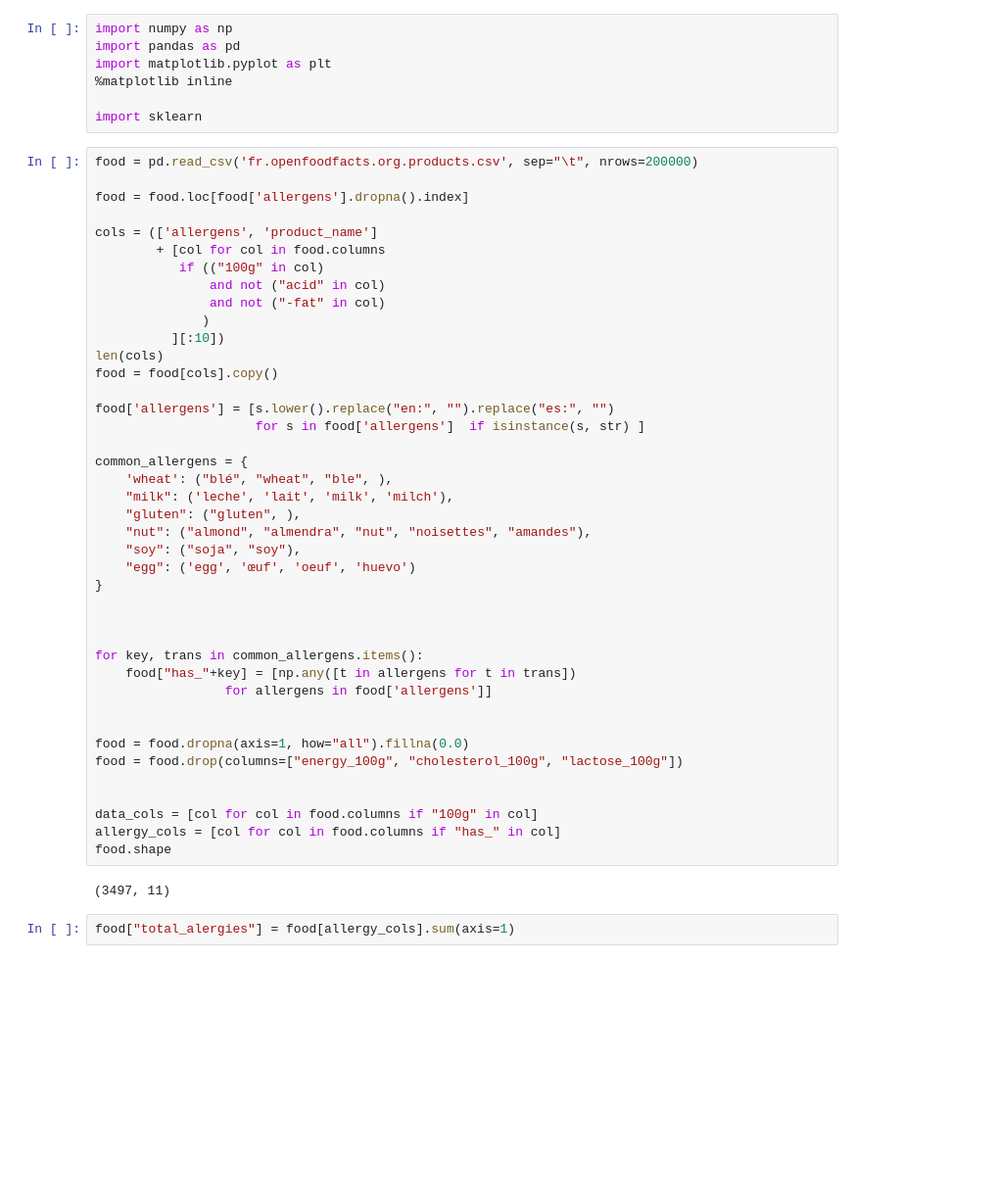
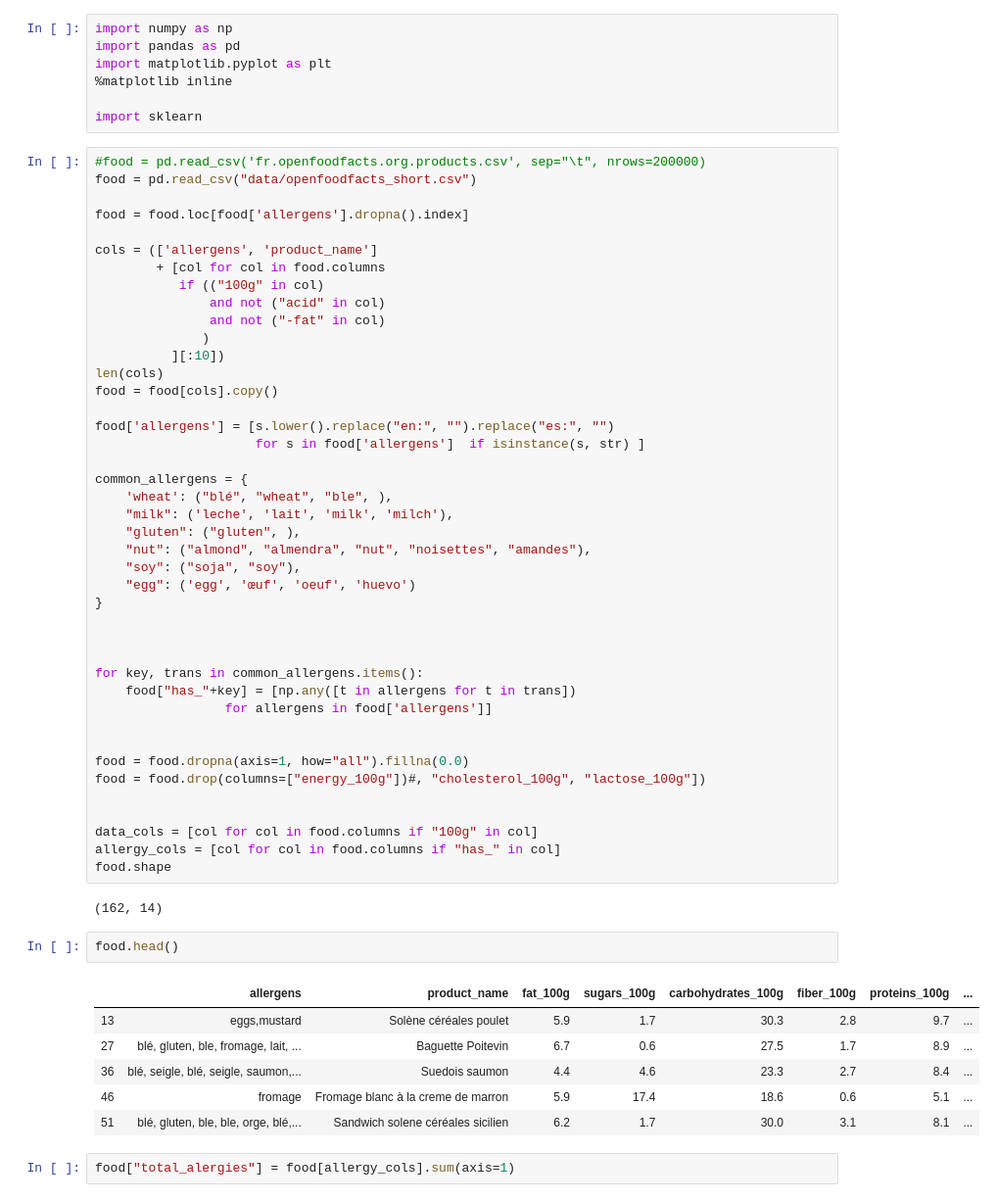
Before and after one commit to glyg/formation_IFPEN, a Jupyter notebook: Chapitre5.ipynb, the cells around one changed output. Shown at 98% size. Cells and saved outputs as stored; diff of their text form; blank space fills up the shorter version.

```diff
--- a/Chapitre5.ipynb
+++ b/Chapitre5.ipynb
@@ -6,7 +33,8 @@ import matplotlib.pyplot as plt
 
 import sklearn
 # %%
-food = pd.read_csv('fr.openfoodfacts.org.products.csv', sep="\t", nrows=200000)
+#food = pd.read_csv('fr.openfoodfacts.org.products.csv', sep="\t", nrows=200000)
+food = pd.read_csv("data/openfoodfacts_short.csv")
 
 food = food.loc[food['allergens'].dropna().index]
 
@@ -40,14 +68,23 @@ for key, trans in common_allergens.items():
 
 
 food = food.dropna(axis=1, how="all").fillna(0.0)
-food = food.drop(columns=["energy_100g", "cholesterol_100g", "lactose_100g"])
+food = food.drop(columns=["energy_100g"])#, "cholesterol_100g", "lactose_100g"])
 
 
 data_cols = [col for col in food.columns if "100g" in col]
 allergy_cols = [col for col in food.columns if "has_" in col]
 food.shape
 # %% [output]
-(3497, 11)
+(162, 14)
+# %%
+food.head()
+# %% [output]
+|  | allergens | product_name | fat_100g | sugars_100g | carbohydrates_100g | fiber_100g | proteins_100g | ... |
+| 13 | eggs,mustard | Solène céréales poulet | 5.9 | 1.7 | 30.3 | 2.8 | 9.7 | ... |
+| 27 | blé, gluten, ble, fromage, lait, ... | Baguette Poitevin | 6.7 | 0.6 | 27.5 | 1.7 | 8.9 | ... |
+| 36 | blé, seigle, blé, seigle, saumon,... | Suedois saumon | 4.4 | 4.6 | 23.3 | 2.7 | 8.4 | ... |
+| 46 | fromage | Fromage blanc à la creme de marron | 5.9 | 17.4 | 18.6 | 0.6 | 5.1 | ... |
+| 51 | blé, gluten, ble, ble, orge, blé,... | Sandwich solene céréales sicilien | 6.2 | 1.7 | 30.0 | 3.1 | 8.1 | ... |
 # %%
 food["total_alergies"] = food[allergy_cols].sum(axis=1)
 # %%
```
Also changed, not shown: parts of 10 cells of this notebook, 5 other files.
